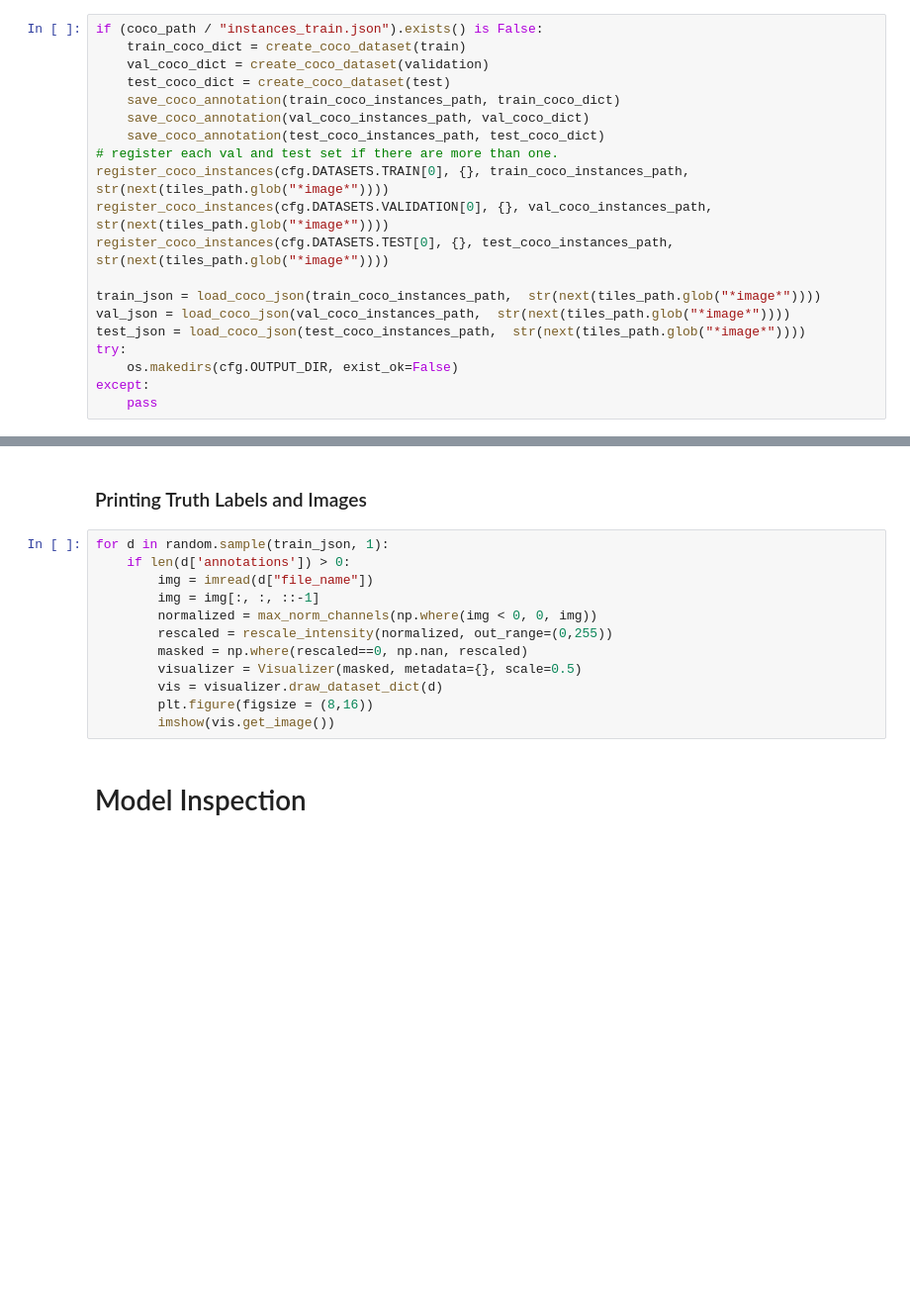
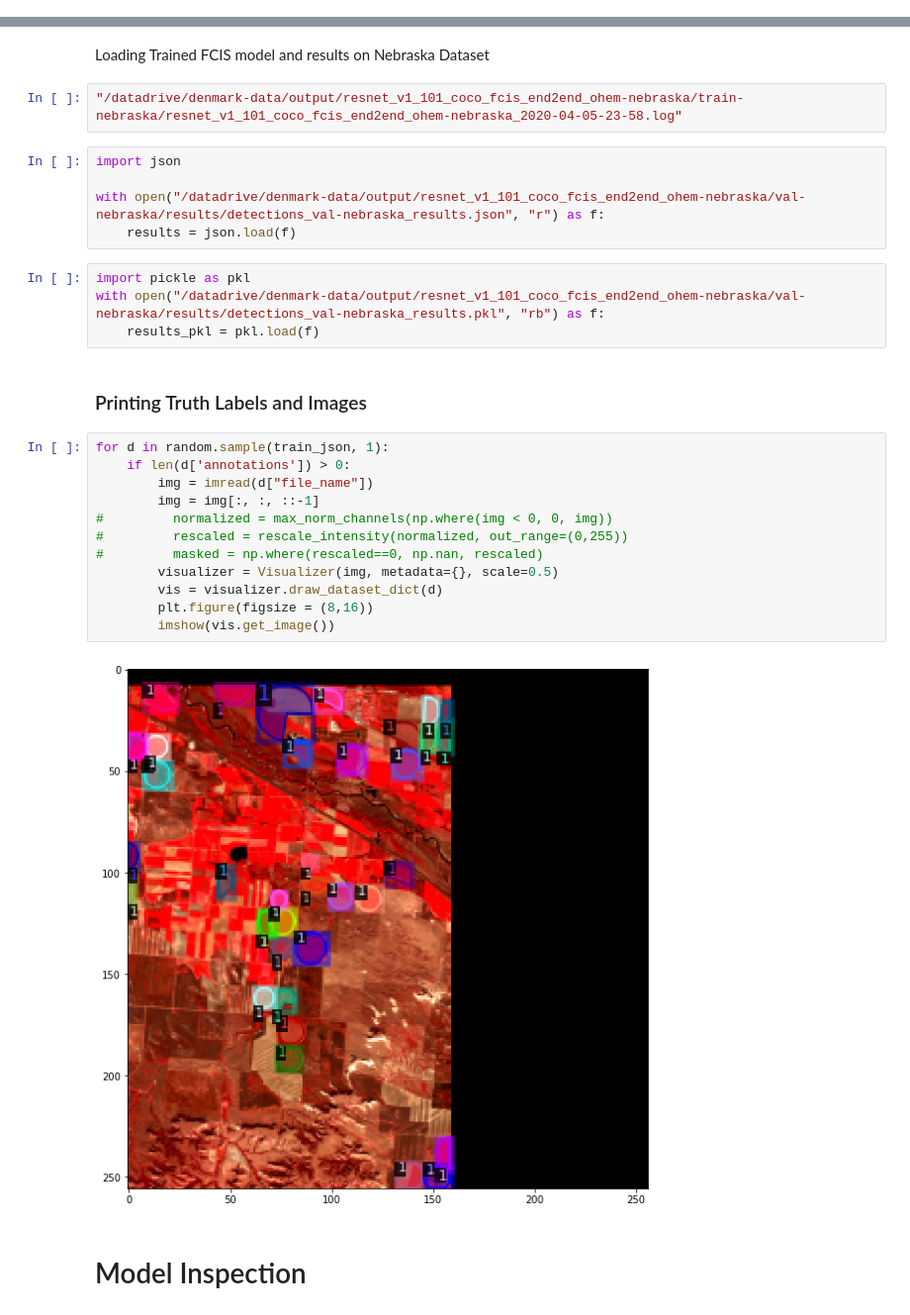
Before and after one commit to ecohydro/Mask_RCNN, a Jupyter notebook: notebooks/model_training.ipynb, the cells around one changed output, grey strips where cells are left out. Shown at 99% size. Drawn from its saved outputs; the diff is of its cells as text; blank space fills up the shorter version.

Commit message:
cleanup and addition of fcis model code

```diff
--- a/notebooks/model_training.ipynb
+++ b/notebooks/model_training.ipynb
@@ -82,20 +38,0 @@ test_coco_instances_path = str(coco_path / "instances_test.json")
-# %%
-if (coco_path / "instances_train.json").exists() is False:
-    train_coco_dict = create_coco_dataset(train)
-    val_coco_dict = create_coco_dataset(validation)
-    test_coco_dict = create_coco_dataset(test)
-    save_coco_annotation(train_coco_instances_path, train_coco_dict)
-    save_coco_annotation(val_coco_instances_path, val_coco_dict)
-    save_coco_annotation(test_coco_instances_path, test_coco_dict)
-# register each val and test set if there are more than one.
-register_coco_instances(cfg.DATASETS.TRAIN[0], {}, train_coco_instances_path, str(next(tiles_path.glob("*image*"))))
-register_coco_instances(cfg.DATASETS.VALIDATION[0], {}, val_coco_instances_path, str(next(tiles_path.glob("*image*"))))
-register_coco_instances(cfg.DATASETS.TEST[0], {}, test_coco_instances_path, str(next(tiles_path.glob("*image*"))))
-
-train_json = load_coco_json(train_coco_instances_path,  str(next(tiles_path.glob("*image*"))))
-val_json = load_coco_json(val_coco_instances_path,  str(next(tiles_path.glob("*image*"))))
-test_json = load_coco_json(test_coco_instances_path,  str(next(tiles_path.glob("*image*"))))
-try:
-    os.makedirs(cfg.OUTPUT_DIR, exist_ok=False)
-except:
-    pass
@@ -105,17 +39,32 @@ print(channel_stds)
+# %% [markdown]
+Loading Trained FCIS model and results on Nebraska Dataset
+# %%
+"/datadrive/denmark-data/output/resnet_v1_101_coco_fcis_end2end_ohem-nebraska/train-nebraska/resnet_v1_101_coco_fcis_end2end_ohem-nebraska_2020-04-05-23-58.log"
+# %%
+import json
+
+with open("/datadrive/denmark-data/output/resnet_v1_101_coco_fcis_end2end_ohem-nebraska/val-nebraska/results/detections_val-nebraska_results.json", "r") as f:
+    results = json.load(f)
+# %%
+import pickle as pkl
+with open("/datadrive/denmark-data/output/resnet_v1_101_coco_fcis_end2end_ohem-nebraska/val-nebraska/results/detections_val-nebraska_results.pkl", "rb") as f:
+    results_pkl = pkl.load(f)
 # %% [markdown]
 ### Printing Truth Labels and Images
 # %%
 for d in random.sample(train_json, 1):
     if len(d['annotations']) > 0:
         img = imread(d["file_name"])
         img = img[:, :, ::-1]
-        normalized = max_norm_channels(np.where(img < 0, 0, img))
-        rescaled = rescale_intensity(normalized, out_range=(0,255))
-        masked = np.where(rescaled==0, np.nan, rescaled)
-        visualizer = Visualizer(masked, metadata={}, scale=0.5)
+#         normalized = max_norm_channels(np.where(img < 0, 0, img))
+#         rescaled = rescale_intensity(normalized, out_range=(0,255))
+#         masked = np.where(rescaled==0, np.nan, rescaled)
+        visualizer = Visualizer(img, metadata={}, scale=0.5)
         vis = visualizer.draw_dataset_dict(d)
         plt.figure(figsize = (8,16))
         imshow(vis.get_image())
+# %% [output]
+[figure, added]
 # %% [markdown]
 # Model Inspection
 # %%
```
Also changed, not shown: parts of 2 cells of this notebook, 44 other files.
